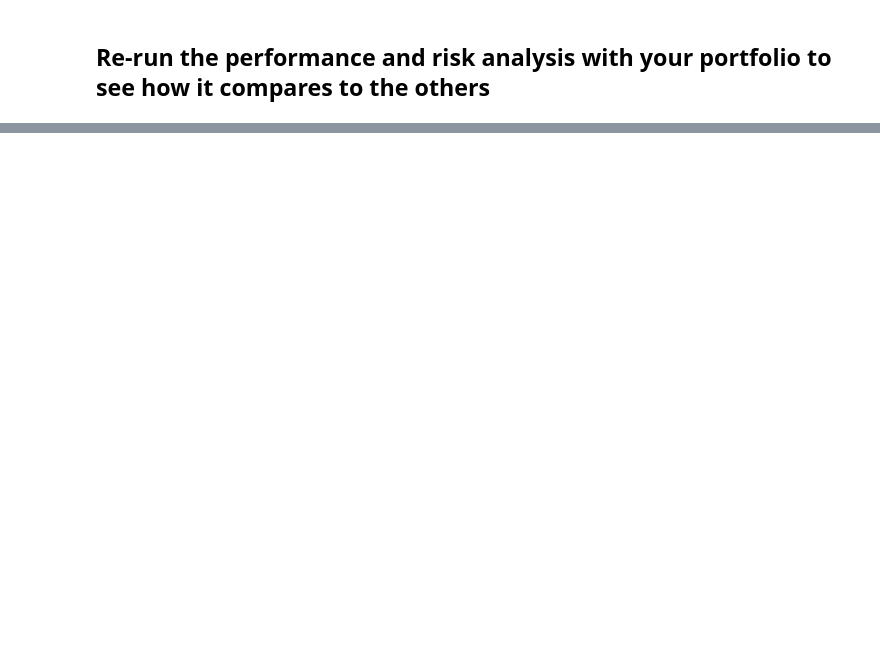
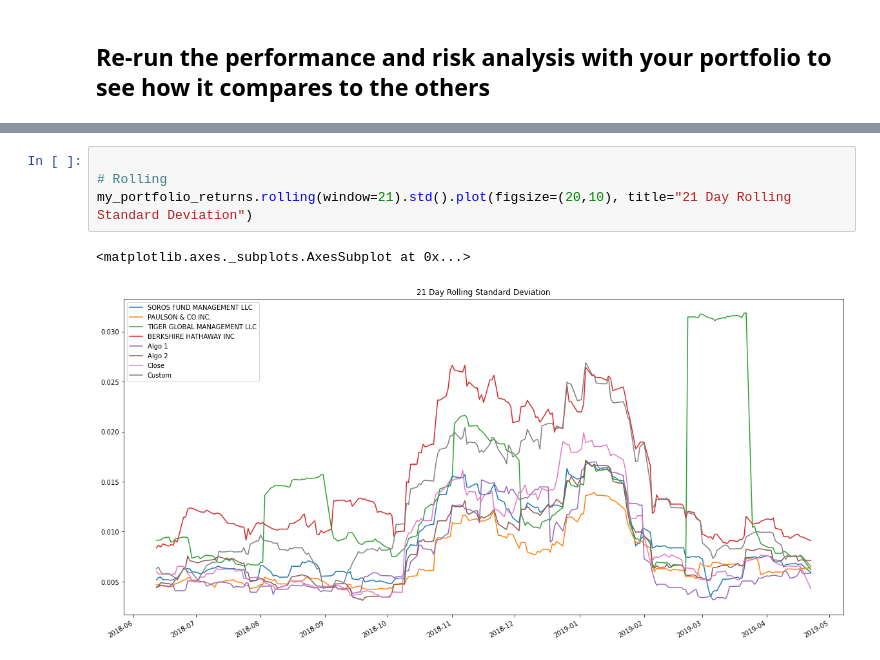
Before and after one commit to dstroe/homework4resubmit, a Jupyter notebook: hw_04-Pandas_Instructions_Starter_Code_whale_analysis (1).ipynb, the cells around one changed output, grey strips where cells are left out. Saved outputs shown, nothing was run; the diff lists cells and outputs as text; blank space fills up the shorter version.

```diff
--- a/hw_04-Pandas_Instructions_Starter_Code_whale_analysis (1).ipynb
+++ b/hw_04-Pandas_Instructions_Starter_Code_whale_analysis (1).ipynb
@@ -496,0 +518,7 @@ dtype: float64
+# %%
+
+# Rolling
+my_portfolio_returns.rolling(window=21).std().plot(figsize=(20,10), title="21 Day Rolling Standard Deviation")
+# %% [output]
+<matplotlib.axes._subplots.AxesSubplot at 0x...>
+[figure, added]
```
Also changed, not shown: parts of 29 cells of this notebook.
